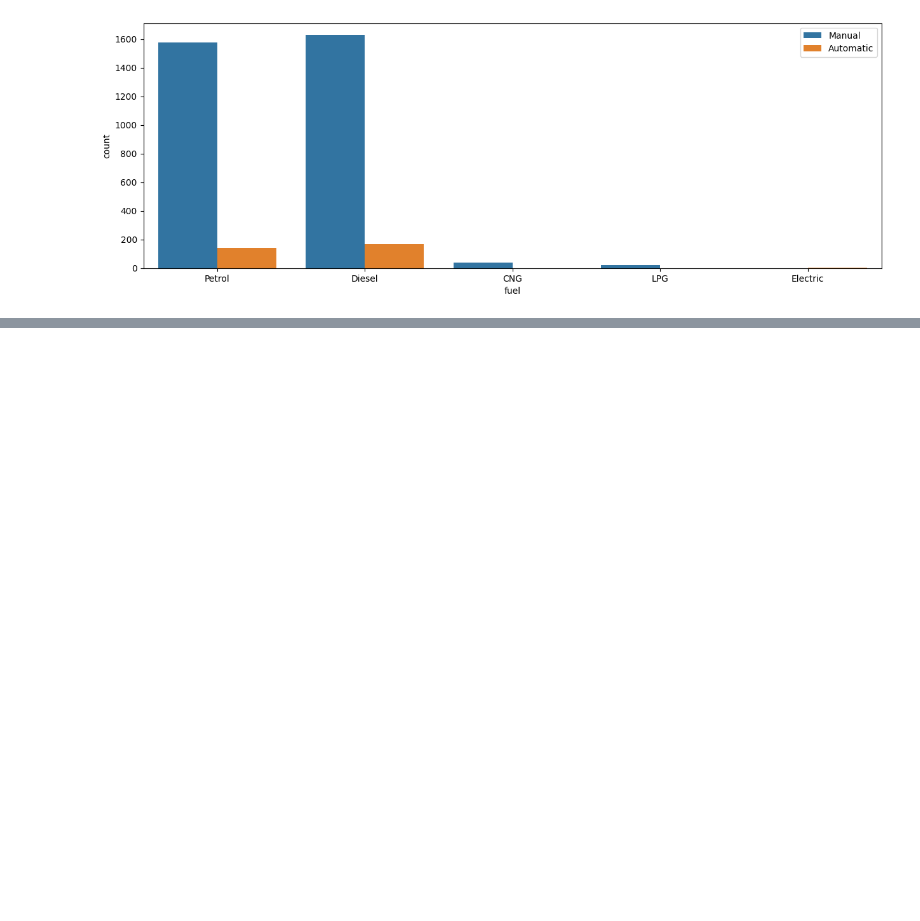
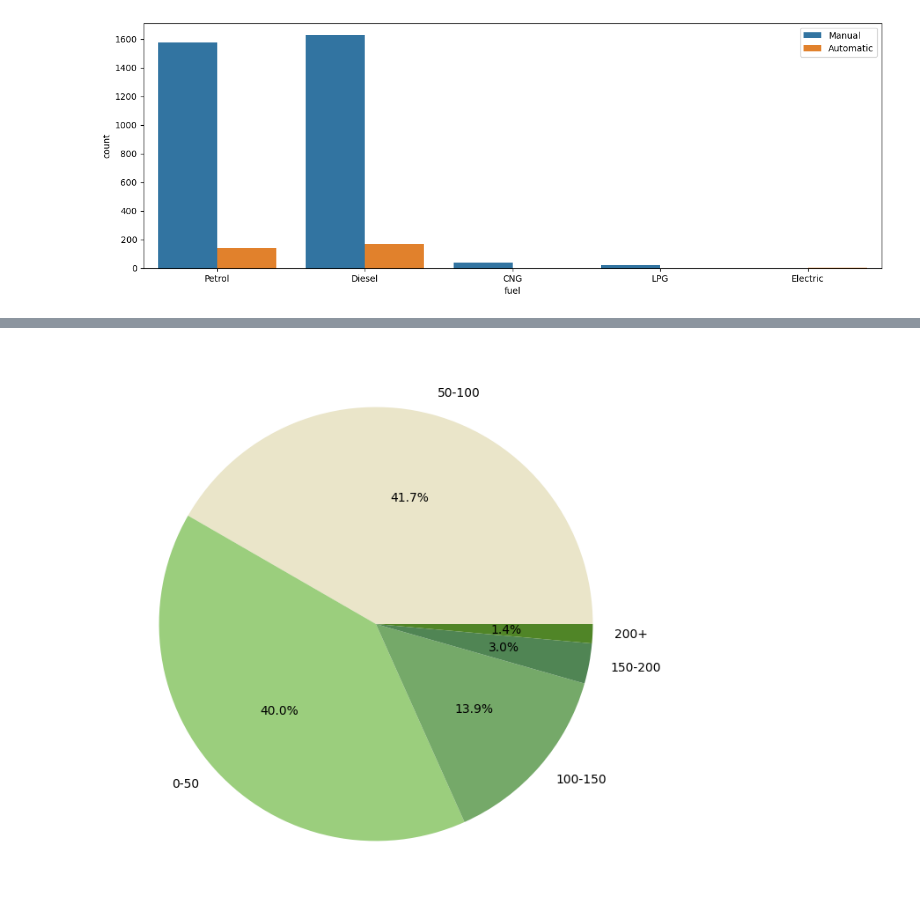
Before and after one commit to enisylmz/data-projects, a Jupyter notebook: Day14 Car Price Eda/car_price_eda.ipynb, the cells around one changed output, grey strips where cells are left out. Cells and saved outputs as stored; diff of their text form; code cells hidden in the pictures; blank space fills up the shorter version.

```diff
--- a/Day14 Car Price Eda/car_price_eda.ipynb
+++ b/Day14 Car Price Eda/car_price_eda.ipynb
@@ -176,0 +196,15 @@ plt.legend()
+# %%
+km_group = df['km_group'].value_counts()
+colors = [
+    "#eae5c9",
+    "#9bce7d",
+    "#75a969",
+    "#508554",
+    '#508527'
+]
+
+plt.figure(figsize=(8,8))
+plt.pie(km_group,labels=km_group.index,colors=colors,autopct="%1.1f%%")
+plt.show()
+# %% [output]
+[figure, added]
```
Also changed, not shown: parts of 4 cells of this notebook, 1 other file.
